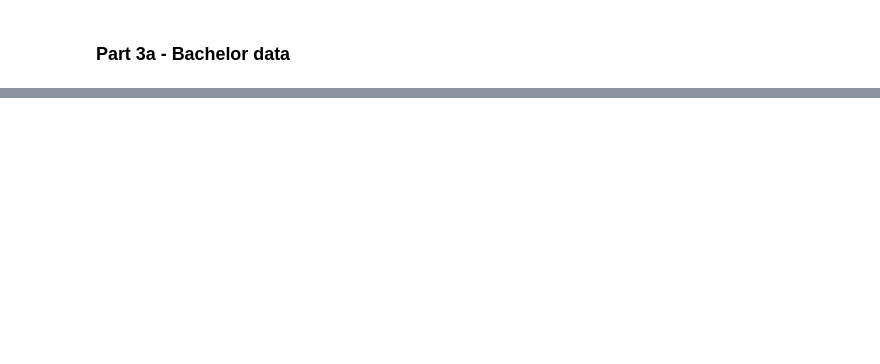
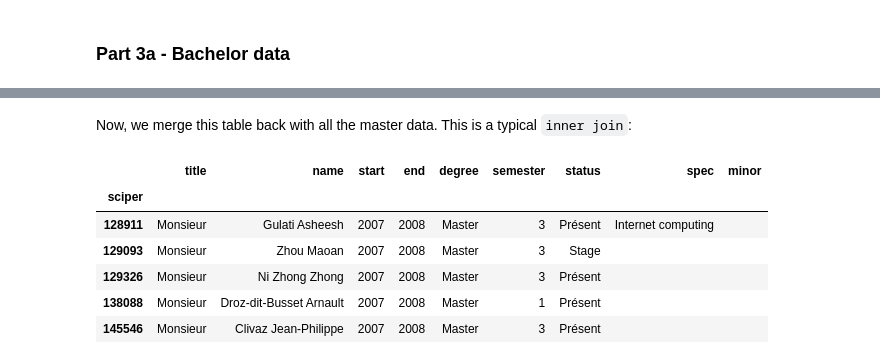
Before and after one commit to mukel/Homework, a Jupyter notebook: 02 - Data from the Web/hw_merge.ipynb, the cells around one changed output, grey strips where cells are left out. Saved outputs shown, nothing was run; the diff lists cells and outputs as text; code cells hidden in the pictures; blank space fills up the shorter version.

Commit message:
Merged

```diff
--- a/02 - Data from the Web/hw_merge.ipynb
+++ b/02 - Data from the Web/hw_merge.ipynb
@@ -210,0 +238,10 @@ There were 397 students in BA1 and thereafter in BA6 over the years
+# %%
+# Proceed as before to filter into semesters
+ma_data = data[data.degree == 'Master']
+ma_1 = ma_data[ma_data.semester == 1]
+ma_2 = ma_data[ma_data.semester == 2]
+ma_3 = ma_data[ma_data.semester == 3]
+
+print('There were', len(ma_1), 'students in IN-MA1 over the years')
+print('There were', len(ma_2), 'students in IN-MA2 over the years')
+print('There were', len(ma_3), 'students in IN-MA3 over the years')
@@ -210,0 +256,5 @@ There were 397 students in BA1 and thereafter in BA6 over the years
+# %%
+last_index = ma_data.groupby(ma_data.index).agg({'semester' : np.max})
+
+# 'semester' column here indicates the last semester number of the given student.
+last_index.head(5)
@@ -210,0 +269,13 @@ There were 397 students in BA1 and thereafter in BA6 over the years
+# %% [markdown]
+Now, we merge this table back with all the master data. This is a typical `inner join`:
+# %%
+ma_last = ma_data.reset_index().merge(last_index.reset_index(), how='inner', on=['sciper','semester']).set_index('sciper')
+ma_last.sort_index().head(5)
+# %% [output]
+|  | title | name | start | end | degree | semester | status | spec | minor |
+| sciper |  |  |  |  |  |  |  |  |  |
+| 128911 | Monsieur | Gulati Asheesh | 2007 | 2008 | Master | 3 | Présent | Internet computing |  |
+| 129093 | Monsieur | Zhou Maoan | 2007 | 2008 | Master | 3 | Stage |  |  |
+| 129326 | Monsieur | Ni Zhong Zhong | 2007 | 2008 | Master | 3 | Présent |  |  |
+| 138088 | Monsieur | Droz-dit-Busset Arnault | 2007 | 2008 | Master | 1 | Présent |  |  |
+| 145546 | Monsieur | Clivaz Jean-Philippe | 2007 | 2008 | Master | 3 | Présent |  |  |
```
Also changed, not shown: parts of 40 cells of this notebook.
